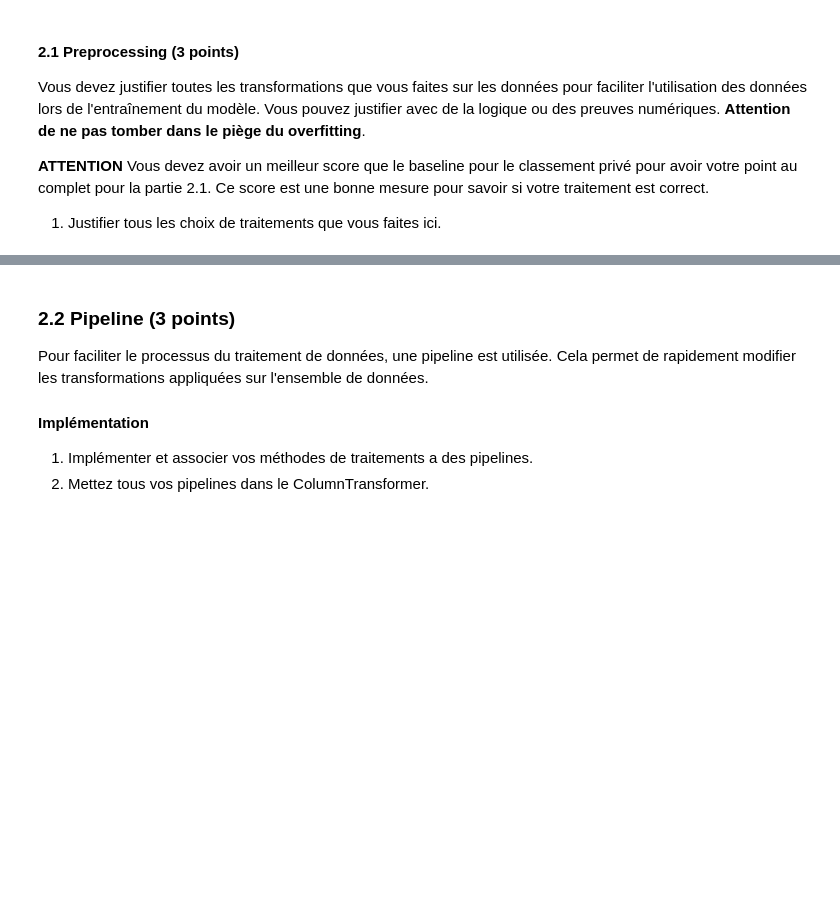
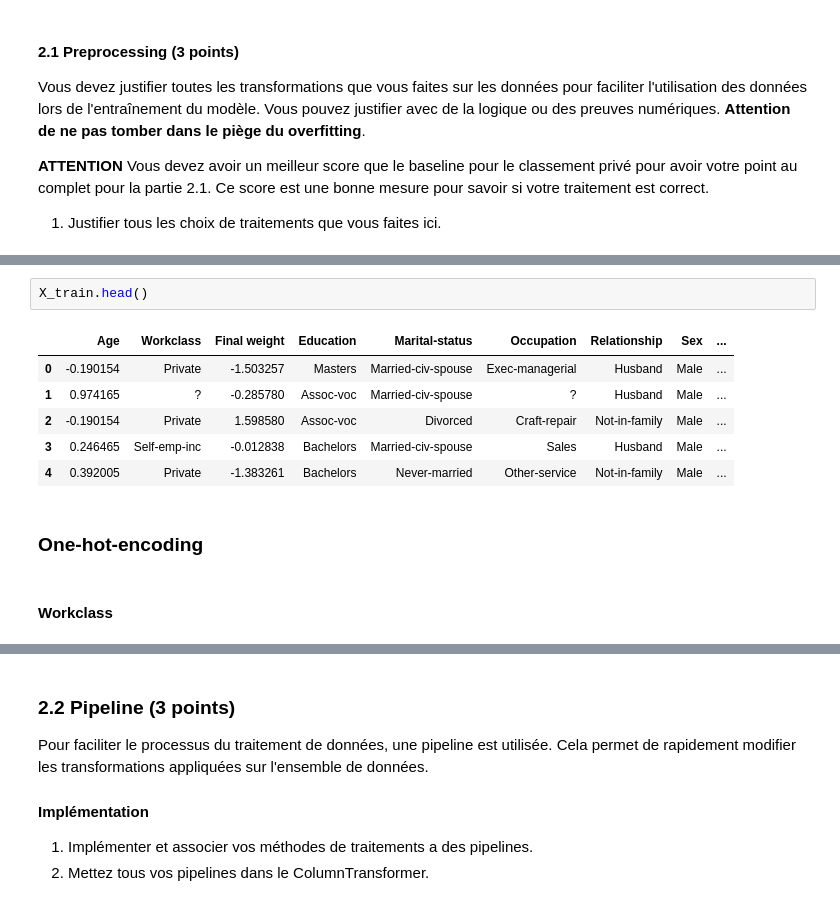
Before and after one commit to antznin/inf8215, a Jupyter notebook: TP3_Guérin_Neggazi_Godard.ipynb, the cells around one changed output, grey strips where cells are left out. Drawn from its saved outputs; the diff is of its cells as text; blank space fills up the shorter version.

```diff
--- a/TP3_Guérin_Neggazi_Godard.ipynb
+++ b/TP3_Guérin_Neggazi_Godard.ipynb
@@ -641,0 +684,13 @@ Colonne(s) | Traitement | Justification |
+# %%
+X_train.head()
+# %% [output]
+|  | Age | Workclass | Final weight | Education | Marital-status | Occupation | Relationship | Sex | ... |
+| 0 | -0.190154 | Private | -1.503257 | Masters | Married-civ-spouse | Exec-managerial | Husband | Male | ... |
+| 1 | 0.974165 | ? | -0.285780 | Assoc-voc | Married-civ-spouse | ? | Husband | Male | ... |
+| 2 | -0.190154 | Private | 1.598580 | Assoc-voc | Divorced | Craft-repair | Not-in-family | Male | ... |
+| 3 | 0.246465 | Self-emp-inc | -0.012838 | Bachelors | Married-civ-spouse | Sales | Husband | Male | ... |
+| 4 | 0.392005 | Private | -1.383261 | Bachelors | Never-married | Other-service | Not-in-family | Male | ... |
+# %% [markdown]
+<h3>One-hot-encoding</h3>
+# %% [markdown]
+<h4>Workclass</h4>
```
Also changed, not shown: parts of 42 cells of this notebook.
